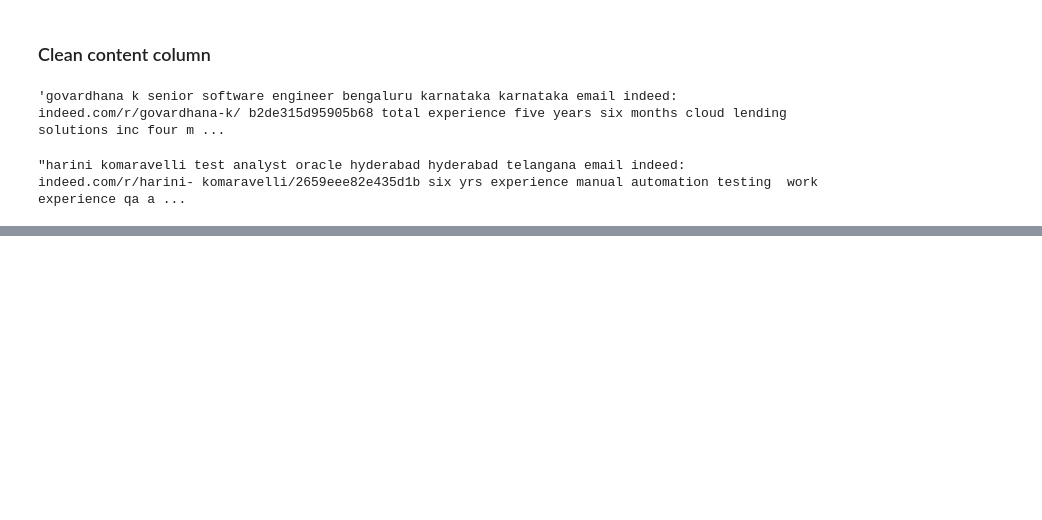
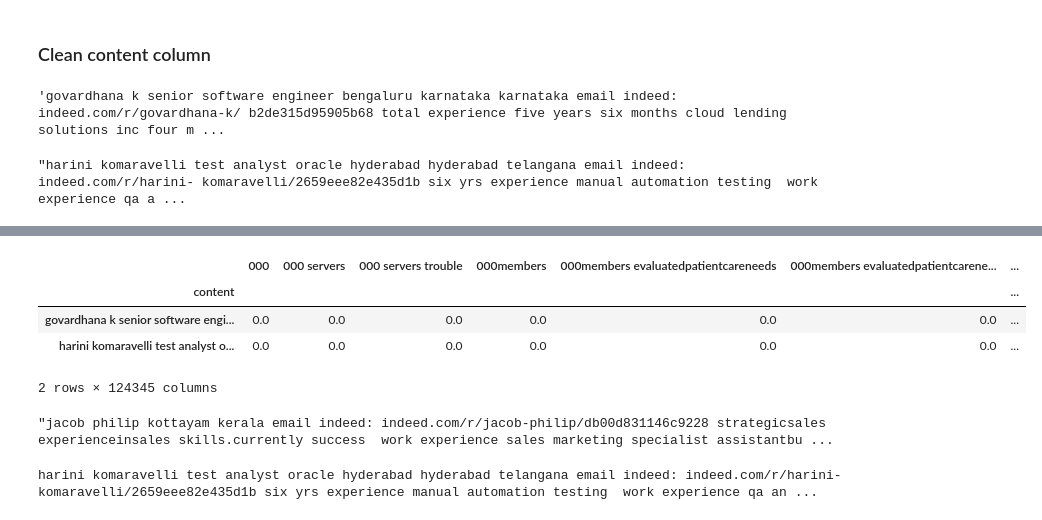
Before and after one commit to nishchayvaid/Resume-Extraction, a Jupyter notebook: Resources/Week9/Nishchay_DataCleaning.ipynb, the cells around one changed output, grey strips where cells are left out. Cells and saved outputs as stored; diff of their text form; code cells hidden in the pictures; blank space fills up the shorter version.

Commit message:
Updated cleaning file
added more cleaning and analysis

```diff
--- a/Resources/Week9/Nishchay_DataCleaning.ipynb
+++ b/Resources/Week9/Nishchay_DataCleaning.ipynb
@@ -130,0 +112,15 @@ df['content'][1]
+# %%
+# We use the Tf-Idf vectorizer to gain insights about the probabilities of all the possible words and collocations
+# we can find in these resumes.
+
+# Create an instance of the Tf-Idf vectorizer with a specified ngram range
+vect = TfidfVectorizer(ngram_range=(1, 3))
+
+# Apply the Tf-Idf vectorizer to the 'content_resumes' data
+tf_idf = vect.fit_transform(content_resumes)
+
+# Retrieve the terms (words and collocations) in the same order as they appear in the tf_idf matrix
+terms = vect.get_feature_names_out()
+
+# Print the tf_idf matrix
+print(tf_idf)
@@ -130,0 +172,23 @@ df['content'][1]
+# %%
+### Displaying the features table, where columns are the possible mono-, bi- and tri-grams in all of the resumes.
+### We try to identify the most common words and collocations to use in our NER model, later.
+
+pd.DataFrame.sparse.from_spmatrix(tf_idf, index = content_resumes, columns=terms)[0:2]
+# %% [output]
+|  | 000 | 000 servers | 000 servers trouble | 000members | 000members evaluatedpatientcareneeds | 000members evaluatedpatientcarene... | ... |
+| content |  |  |  |  |  |  | ... |
+| govardhana k senior software engi... | 0.0 | 0.0 | 0.0 | 0.0 | 0.0 | 0.0 | ... |
+| harini komaravelli test analyst o... | 0.0 | 0.0 | 0.0 | 0.0 | 0.0 | 0.0 | ... |
+2 rows × 124345 columns
+# %%
+### This specific resume is causing a great deal of problems because of the issue of no spaces (delimiters) between the words.
+
+content_resumes[154]
+# %% [output]
+"jacob philip kottayam kerala email indeed: indeed.com/r/jacob-philip/db00d831146c9228 strategicsales experienceinsales skills.currently success  work experience sales marketing specialist assistantbu ...
+# %%
+### Final Clean Resume Sample
+
+print(content_resumes[1])
+# %% [output]
+harini komaravelli test analyst oracle hyderabad hyderabad telangana email indeed: indeed.com/r/harini- komaravelli/2659eee82e435d1b six yrs experience manual automation testing  work experience qa an ...
```
Also changed, not shown: parts of 10 cells of this notebook.
